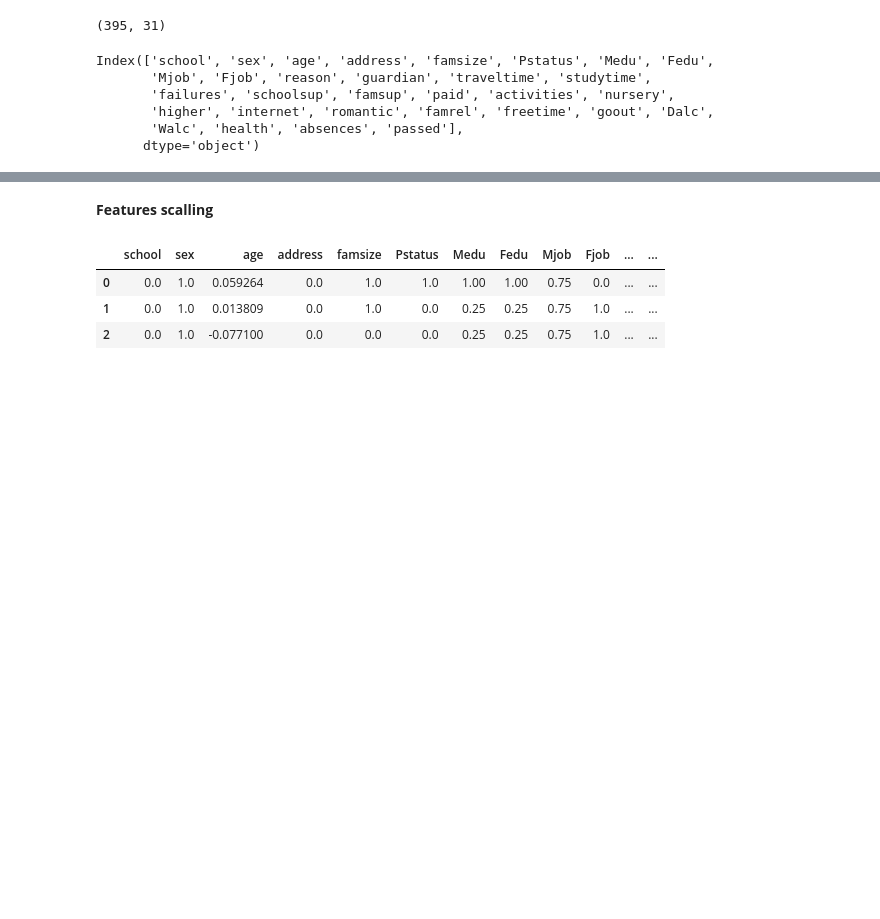
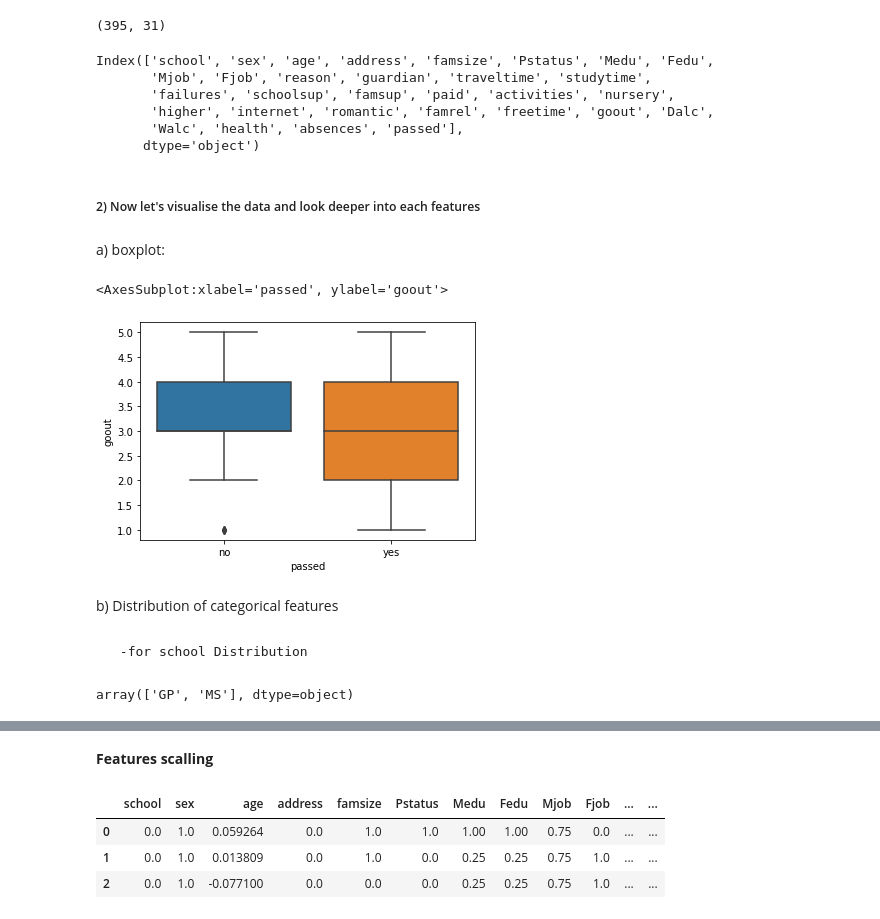
Before and after one commit to mohammedAljadd/students-performance-prediction, a Jupyter notebook: code.ipynb, the cells around one changed output, grey strips where cells are left out. Cells and saved outputs as stored; diff of their text form; code cells hidden in the pictures; blank space fills up the shorter version.

Commit message:
Update code.ipynb
add data visualization

```diff
--- a/code.ipynb
+++ b/code.ipynb
@@ -181,3 +181,5 @@ Index(['school', 'sex', 'age', 'address', 'famsize', 'Pstatus', 'Medu', 'Fedu',
        'higher', 'internet', 'romantic', 'famrel', 'freetime', 'goout', 'Dalc',
        'Walc', 'health', 'absences', 'passed'],
       dtype='object')
+# %% [markdown]
+##### 2) Now let's visualise the data and look deeper into each features
@@ -183,0 +192,7 @@ Index(['school', 'sex', 'age', 'address', 'famsize', 'Pstatus', 'Medu', 'Fedu',
+# %% [markdown]
+a) boxplot:
+# %%
+sns.boxplot(x="passed", y="goout",  data=df)
+# %% [output]
+<AxesSubplot:xlabel='passed', ylabel='goout'>
+[figure, added]
@@ -183,0 +201,8 @@ Index(['school', 'sex', 'age', 'address', 'famsize', 'Pstatus', 'Medu', 'Fedu',
+# %% [markdown]
+ b) Distribution of categorical features
+# %% [markdown]
+     -for school Distribution
+# %%
+df["school"].unique()
+# %% [output]
+array(['GP', 'MS'], dtype=object)
```
Also changed, not shown: parts of 55 cells of this notebook.
